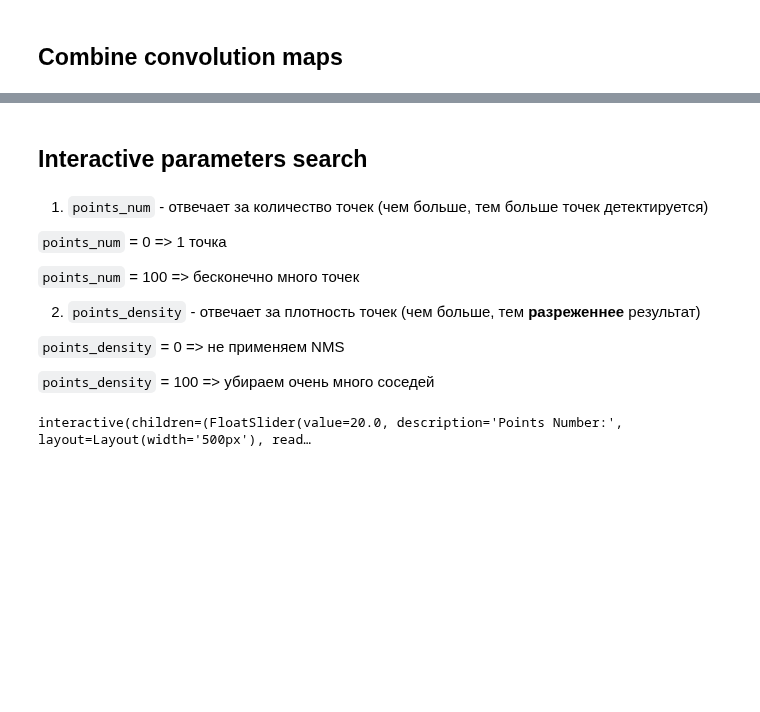
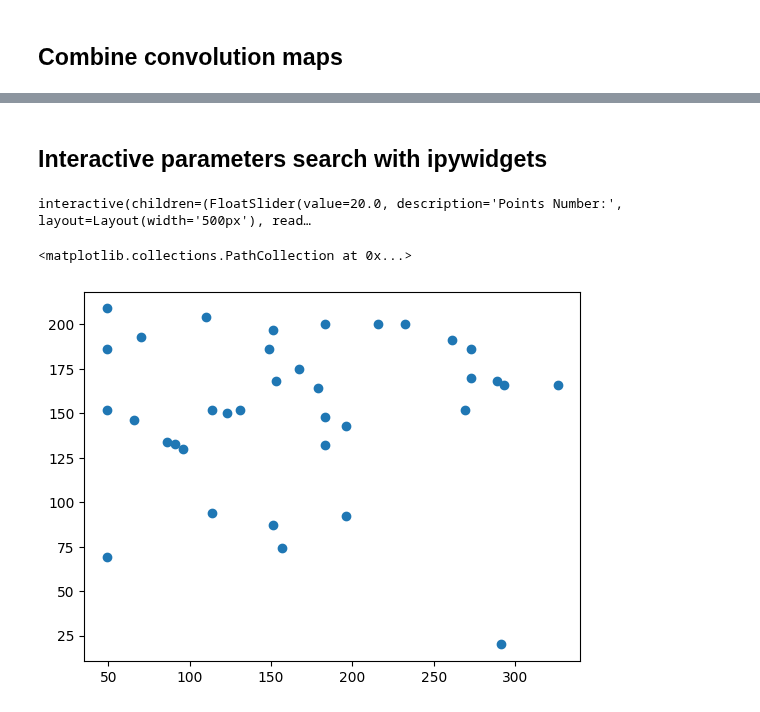
Before and after one commit to adusachev/scanplot, a Jupyter notebook: src/scanplot/main.ipynb, the cells around one changed output, grey strips where cells are left out. Drawn from its saved outputs; the diff is of its cells as text; code cells hidden in the pictures; blank space fills up the shorter version.

```diff
--- a/src/scanplot/main.ipynb
+++ b/src/scanplot/main.ipynb
@@ -120,9 +111,9 @@ assert convolution_map.shape == accumulator.shape
 convolution_map = normalize_map(convolution_map)
 convolution_map2 = normalize_map(convolution_map2)
 
-convolution_map3 = convolution_map + 0.7 * convolution_map2
-convolution_map3 = normalize_map(convolution_map3)
+convolution_map_combined = convolution_map + 0.7 * convolution_map2
+convolution_map_combined = normalize_map(convolution_map_combined)
 
-convolution_map4 = convolution_map + 0.6 * accumulator
-convolution_map4 = normalize_map(convolution_map4)
+convolution_map_with_hough = convolution_map + 0.6 * accumulator
+convolution_map_with_hough = normalize_map(convolution_map_with_hough)
 # %%
@@ -130,15 +180,2 @@ convolution_map4 = normalize_map(convolution_map4)
 # %% [markdown]
-## Interactive parameters search
+## Interactive parameters search with ipywidgets
-# %% [markdown]
-1) `points_num` - отвечает за количество точек (чем больше, тем больше точек детектируется)
-
-`points_num` = 0 => 1 точка
-
-`points_num` = 100 => бесконечно много точек
-
-
-2) `points_density` - отвечает за плотность точек (чем больше, тем **разреженнее** результат)
-
-`points_density` = 0 => не применяем NMS
-
-`points_density` = 100 => убираем очень много соседей
@@ -212,3 +200,22 @@ interact(
 );
 # %% [output]
 interactive(children=(FloatSlider(value=20.0, description='Points Number:', layout=Layout(width='500px'), read…
+# %%
+optimal_points_num = 56
+optimal_points_density = 50
+
+points = detect_points_on_map(
+    points_num=optimal_points_num,
+    points_density=optimal_points_density,
+    correlation_map=convolution_map_with_hough,
+    draw_detections=False,
+    return_result=True
+)
+
+# points coordinates in pixels (!)
+x = points[:, 0]
+y = points[:, 1]
+plt.scatter(x, y)
+# %% [output]
+<matplotlib.collections.PathCollection at 0x...>
+[figure, added]
```
Also changed, not shown: parts of 21 cells of this notebook.
